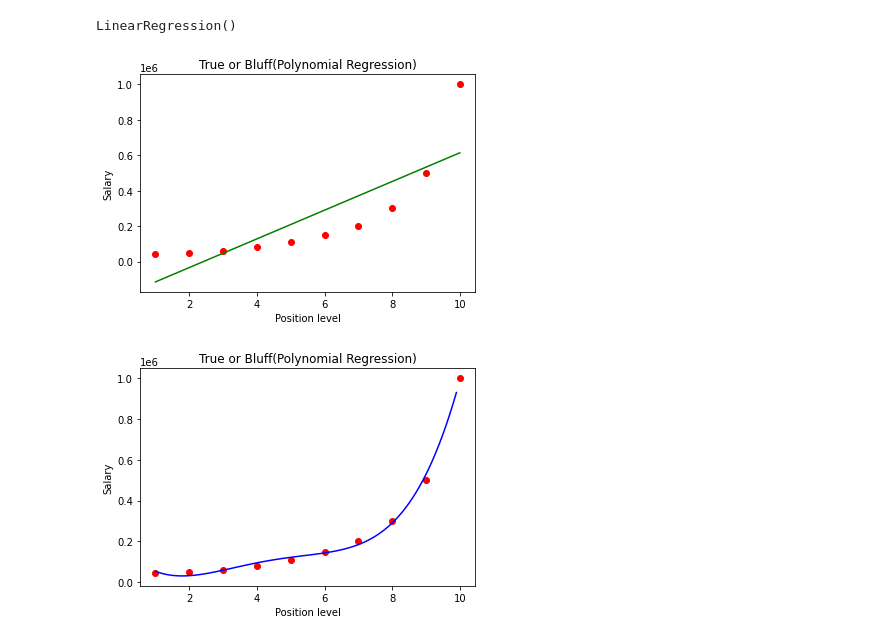
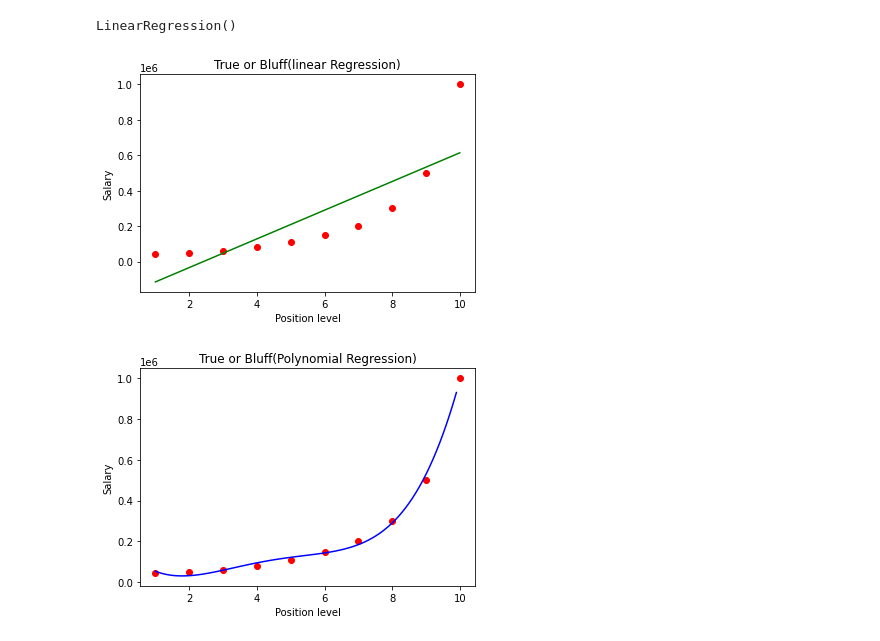
Before and after one commit to selenalee123/Polynomial-Regression, a Jupyter notebook: Polynomial Regression.ipynb, the cells around one changed output. Cells and saved outputs as stored; diff of their text form; code cells hidden in the pictures.

```diff
--- a/Polynomial Regression.ipynb
+++ b/Polynomial Regression.ipynb
@@ -68,13 +68,13 @@ LinearRegression()
 # %%
 #Visualising the linear regression results
 plt.scatter(X,y,color="red")
 plt.plot(X,lin_reg.predict(X), color="green")
-plt.title("True or Bluff(Polynomial Regression)")
+plt.title("True or Bluff(linear Regression)")
 plt.xlabel("Position level")
 plt.ylabel("Salary")
 plt.show()
 # %% [output]
-[figure, old version]
+[figure, new version]
 # %%
 #Visualizing the Polynomial Regression results ( for higher resolution and smoother curve)
 X_grid = np.arange(min(X), max(X), 0.1)
```
Also changed, not shown: 5 other files.
